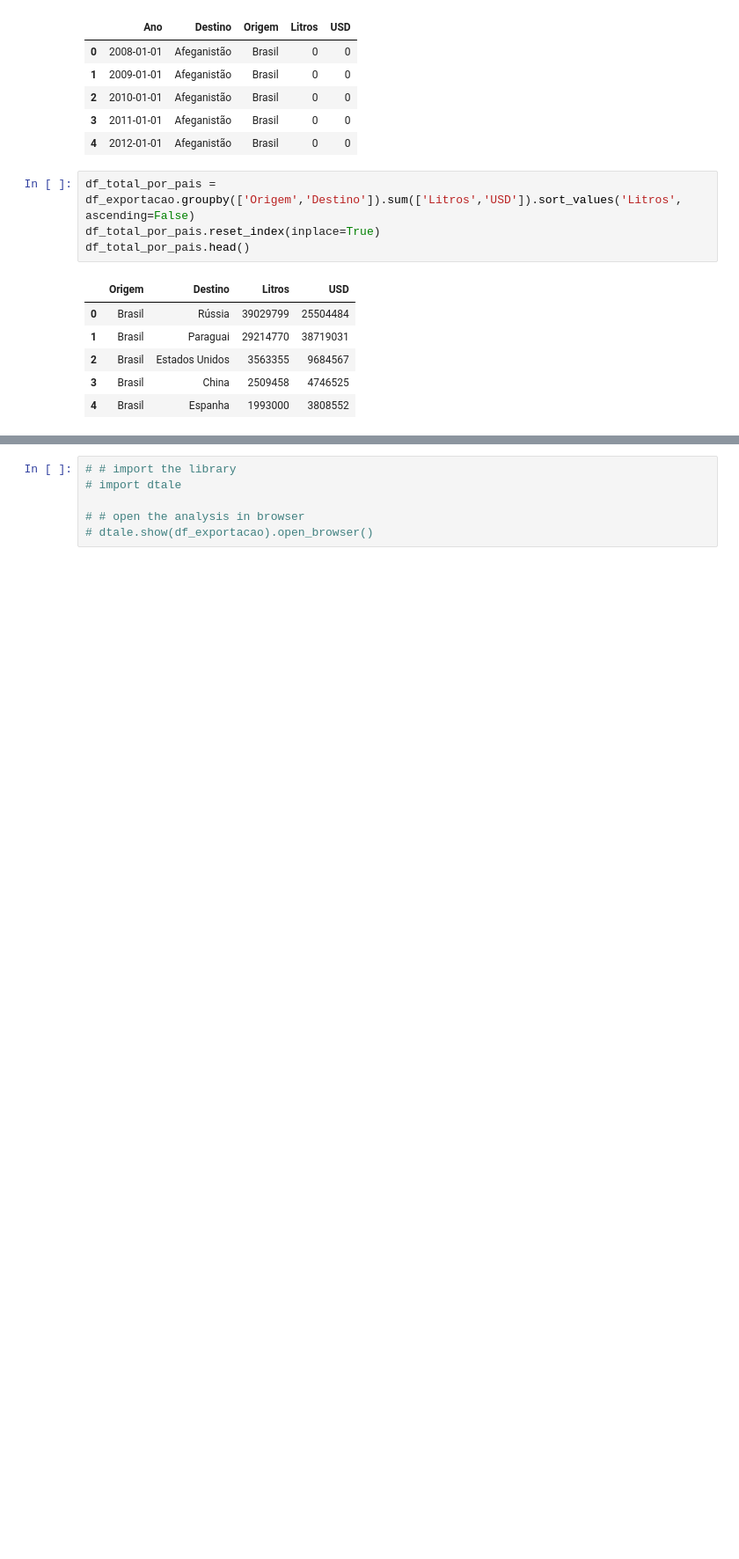
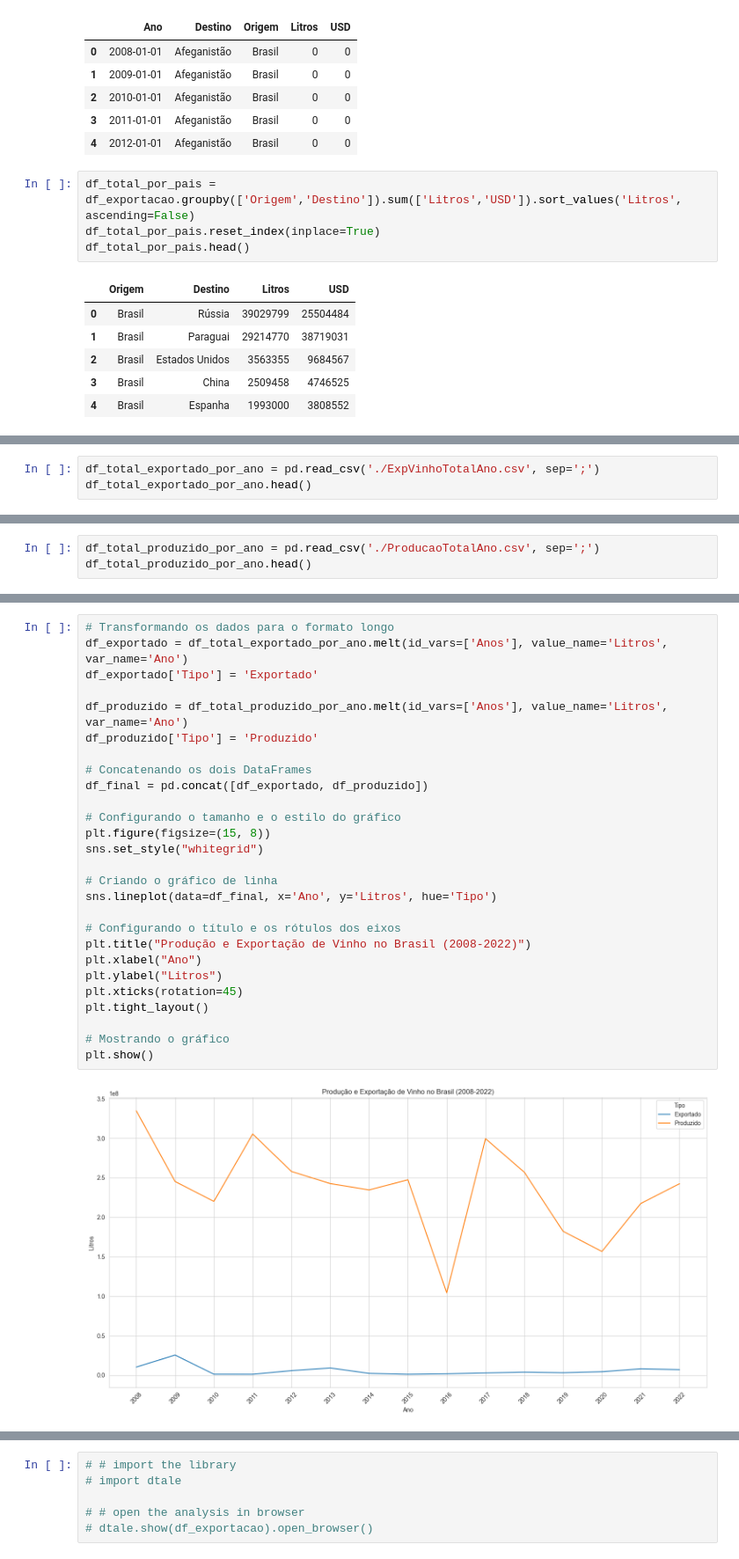
Before and after one commit to alexandre-guerra/Exportacao, a Jupyter notebook: AnaliseExportacao.ipynb, the cells around one changed output, grey strips where cells are left out. Shown at 88% size. Cells and saved outputs as stored; diff of their text form; blank space fills up the shorter version.

```diff
--- a/AnaliseExportacao.ipynb
+++ b/AnaliseExportacao.ipynb
@@ -171,0 +249,3 @@ df_total_por_pais.head()
+# %%
+df_total_exportado_por_ano = pd.read_csv('./ExpVinhoTotalAno.csv', sep=';')
+df_total_exportado_por_ano.head()
@@ -171,0 +255,3 @@ df_total_por_pais.head()
+# %%
+df_total_produzido_por_ano = pd.read_csv('./ProducaoTotalAno.csv', sep=';')
+df_total_produzido_por_ano.head()
@@ -172 +261,30 @@ df_total_por_pais.head()
+# %%
+# Transformando os dados para o formato longo
+df_exportado = df_total_exportado_por_ano.melt(id_vars=['Anos'], value_name='Litros', var_name='Ano')
+df_exportado['Tipo'] = 'Exportado'
+
+df_produzido = df_total_produzido_por_ano.melt(id_vars=['Anos'], value_name='Litros', var_name='Ano')
+df_produzido['Tipo'] = 'Produzido'
+
+# Concatenando os dois DataFrames
+df_final = pd.concat([df_exportado, df_produzido])
+
+# Configurando o tamanho e o estilo do gráfico
+plt.figure(figsize=(15, 8))
+sns.set_style("whitegrid")
+
+# Criando o gráfico de linha
+sns.lineplot(data=df_final, x='Ano', y='Litros', hue='Tipo')
+
+# Configurando o título e os rótulos dos eixos
+plt.title("Produção e Exportação de Vinho no Brasil (2008-2022)")
+plt.xlabel("Ano")
+plt.ylabel("Litros")
+plt.xticks(rotation=45)
+plt.tight_layout()
+
+# Mostrando o gráfico
+plt.show()
+# %% [output]
+[figure, added]
 # %%
```
Also changed, not shown: parts of 11 cells of this notebook, 3 other files.
